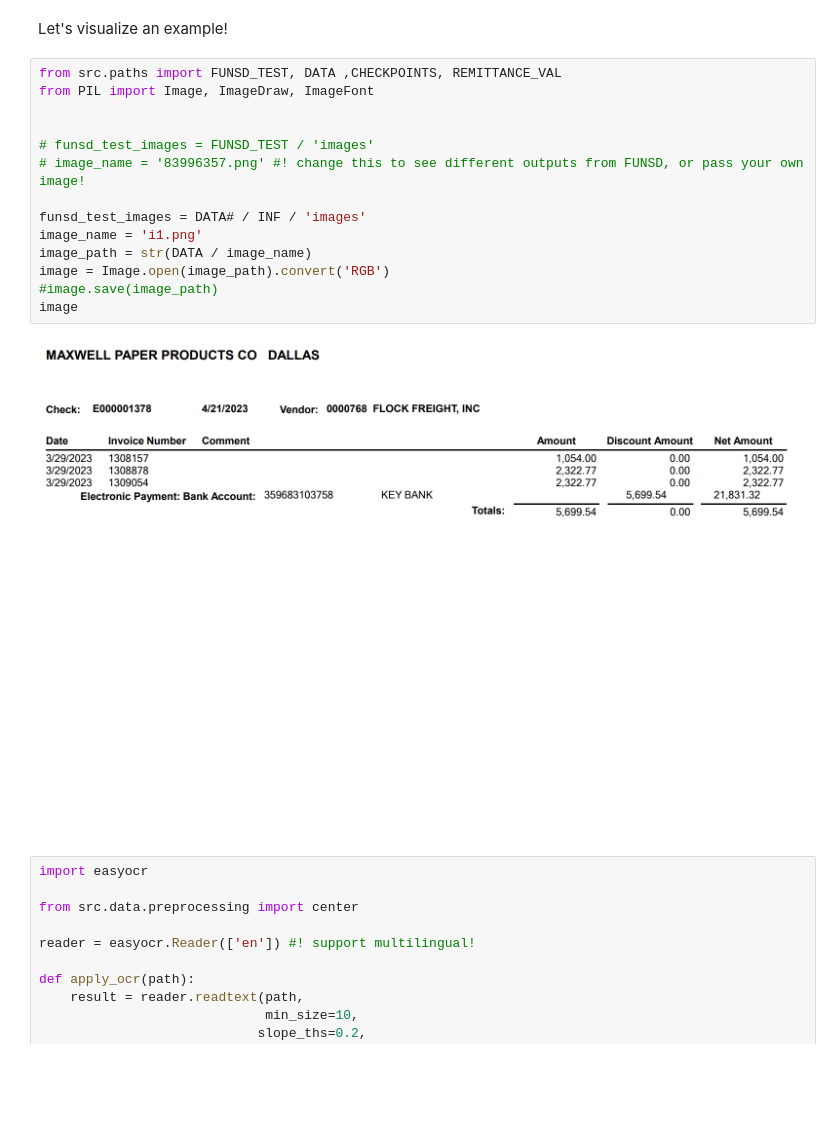
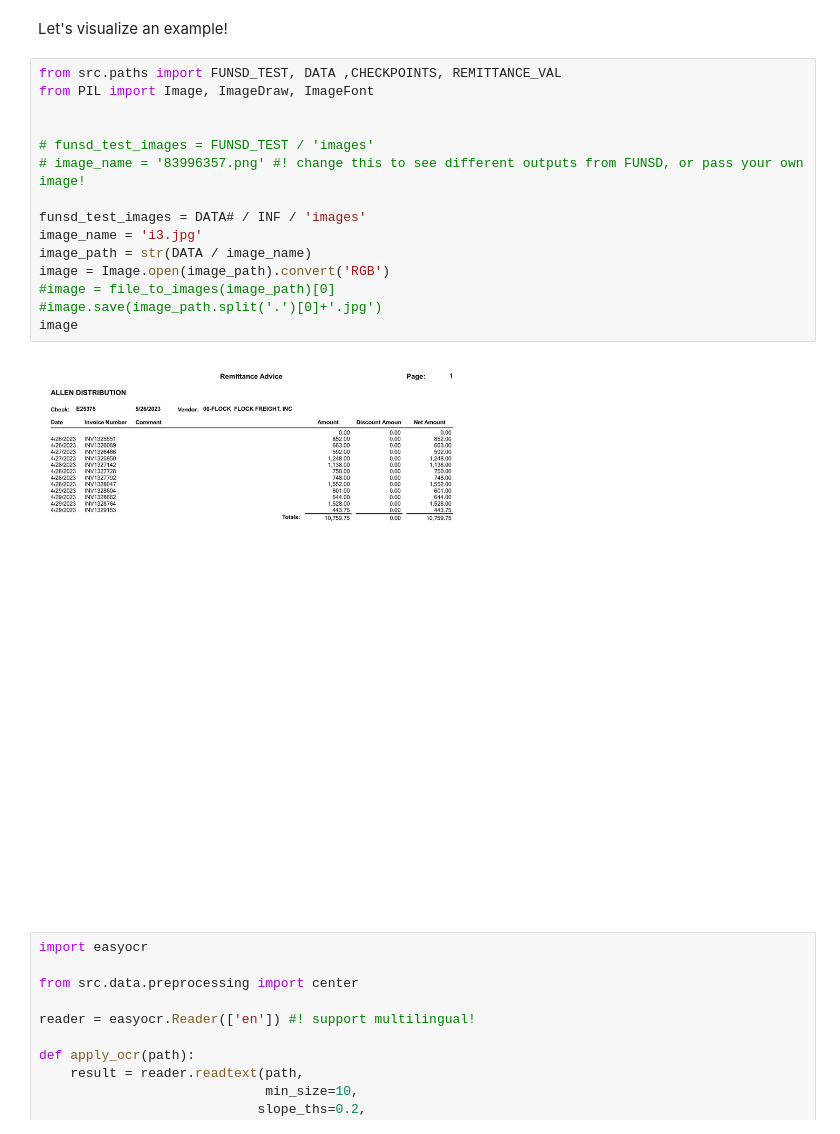
Before and after one commit to bilykigor/doc2graph, a Jupyter notebook: kie.ipynb, the cells around one changed output. Saved outputs shown, nothing was run; the diff lists cells and outputs as text; blank space fills up the shorter version.

```diff
--- a/kie.ipynb
+++ b/kie.ipynb
@@ -48,19 +95,20 @@ Let's visualize an example!
 # %%
 from src.paths import FUNSD_TEST, DATA ,CHECKPOINTS, REMITTANCE_VAL
 from PIL import Image, ImageDraw, ImageFont
 
 
 # funsd_test_images = FUNSD_TEST / 'images'
 # image_name = '83996357.png' #! change this to see different outputs from FUNSD, or pass your own image!
 
 funsd_test_images = DATA# / INF / 'images'
-image_name = 'i1.png'
+image_name = 'i3.jpg'
 image_path = str(DATA / image_name)
 image = Image.open(image_path).convert('RGB')
-#image.save(image_path)
+#image = file_to_images(image_path)[0]
+#image.save(image_path.split('.')[0]+'.jpg')
 image
 # %% [output]
-[figure, old version]
+[figure, new version]
 # %%
 import easyocr
 
```
Also changed, not shown: parts of 17 cells of this notebook, 5 other files.
